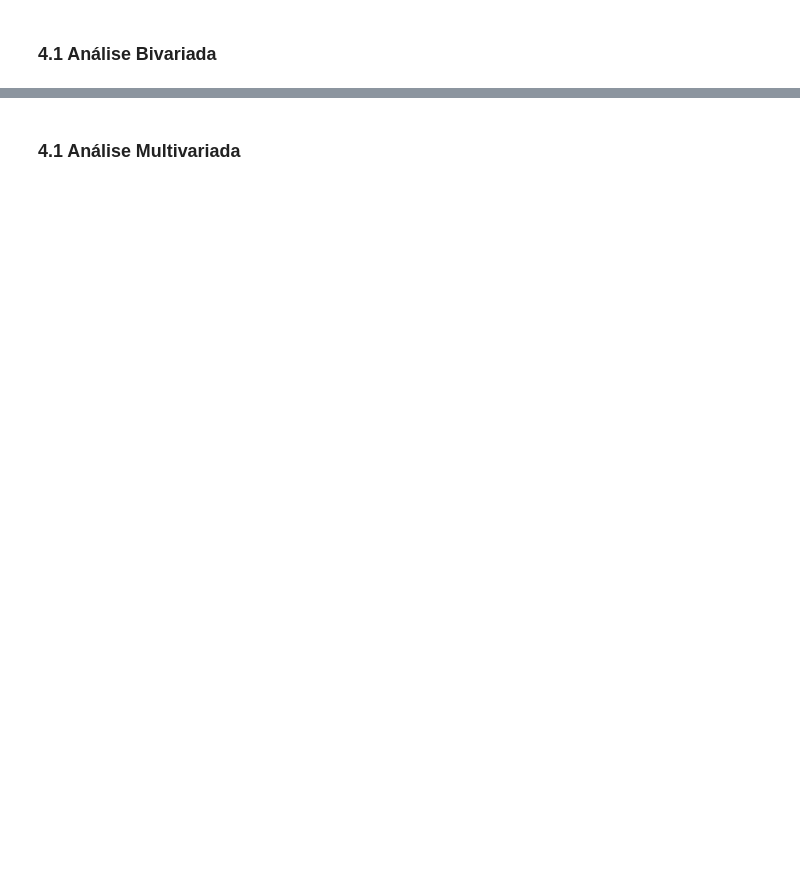
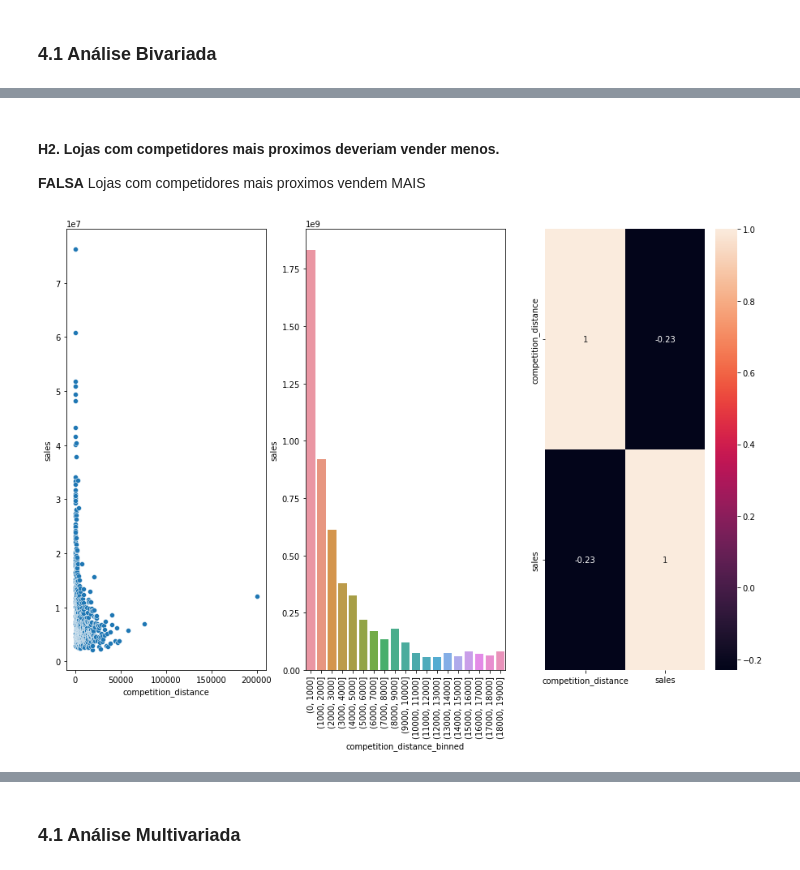
Before and after one commit to ericpetterson/DS_em_producao, a Jupyter notebook: m04_store_sales_prediction.ipynb, the cells around one changed output, grey strips where cells are left out. Drawn from its saved outputs; the diff is of its cells as text; code cells hidden in the pictures; blank space fills up the shorter version.

```diff
--- a/m04_store_sales_prediction.ipynb
+++ b/m04_store_sales_prediction.ipynb
@@ -358,0 +378,22 @@ sns.kdeplot( df4[df4['assortment'] == 'extra']['sales'], label='extra', shade=Tr
+# %% [markdown]
+#### **H2.** Lojas com competidores mais proximos deveriam vender menos.
+**FALSA** Lojas com competidores mais proximos vendem MAIS
+# %%
+aux4 = df4[['competition_distance', 'sales']].groupby('competition_distance').sum().reset_index()
+
+plt.figure(figsize=(15,10));
+
+plt.subplot( 1,3,1 )
+sns.scatterplot( x='competition_distance', y='sales', data=aux4)
+
+plt.subplot( 1,3,2 )
+bins = list( np.arange(0, 20000, 1000))
+aux4['competition_distance_binned'] = pd.cut(aux4['competition_distance'], bins=bins)
+aux5 = aux4[['competition_distance_binned', 'sales']].groupby('competition_distance_binned').sum().reset_index()
+sns.barplot( x='competition_distance_binned', y='sales', data=aux5);
+plt.xticks( rotation = 90);
+
+plt.subplot( 1,3,3 )
+sns.heatmap( aux4.corr(method='pearson'), annot=True);
+# %% [output]
+[figure, added]
```
Also changed, not shown: parts of 12 cells of this notebook.
